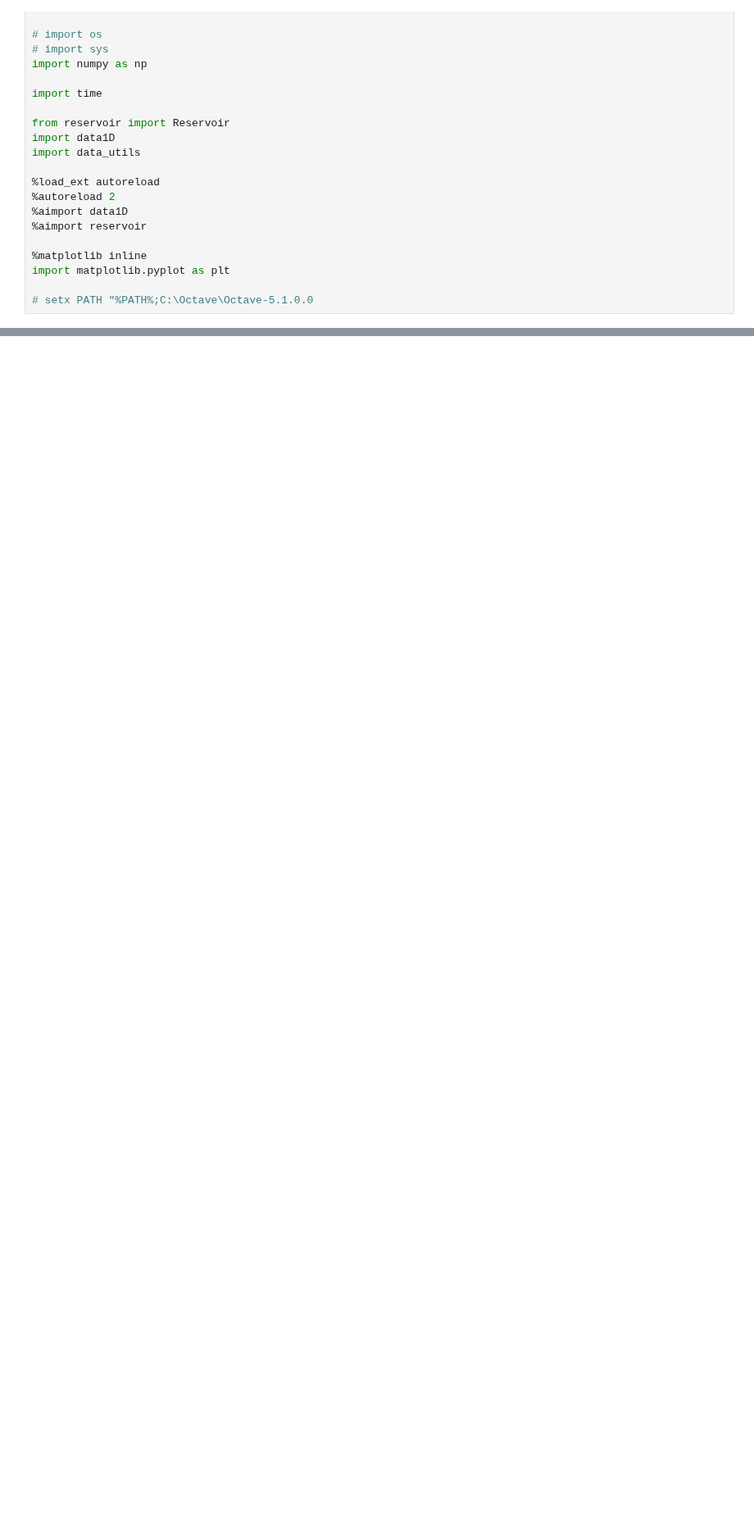
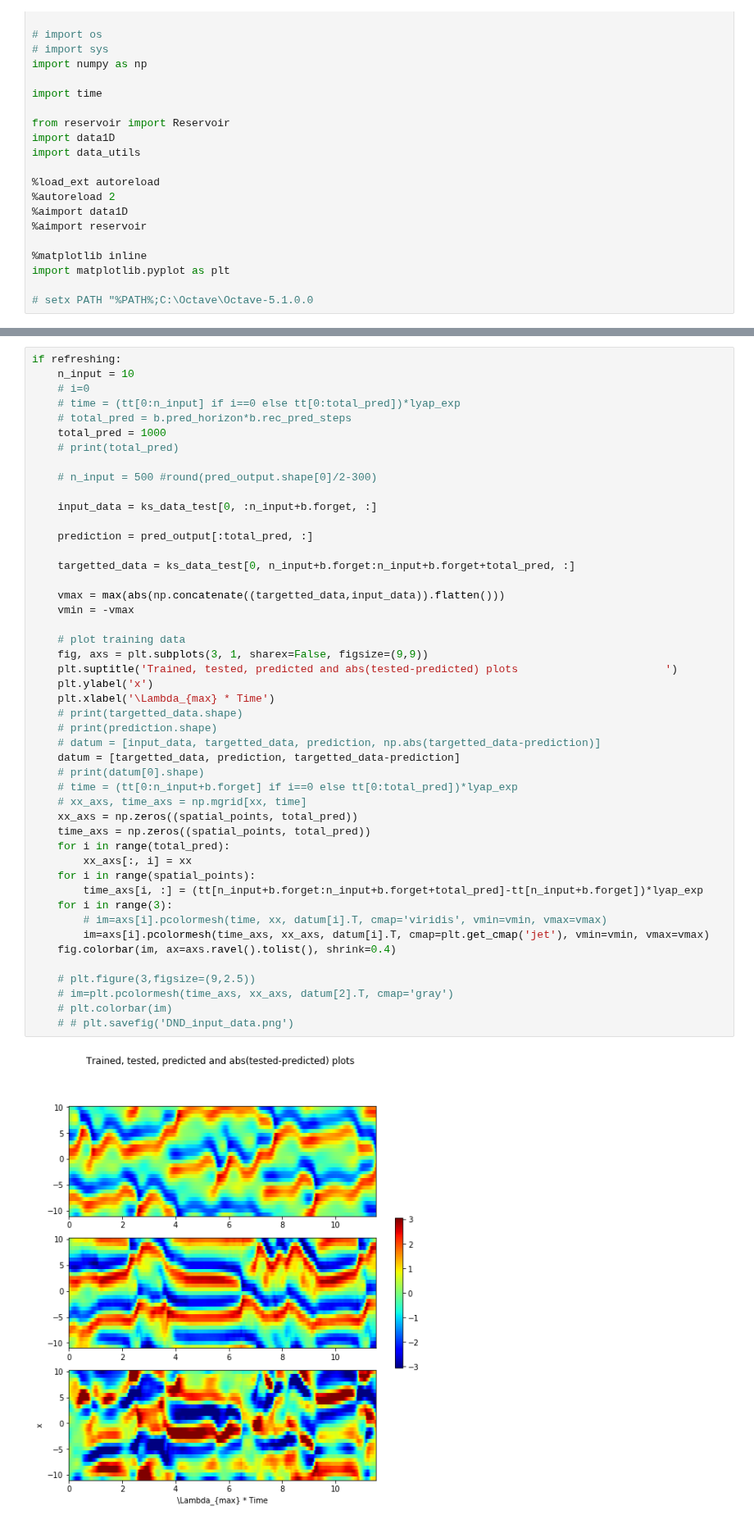
Before and after one commit to jon-dong/reservoir-computing-python, a Jupyter notebook: kuramoto_sivashinsky_matlab.ipynb, the cells around one changed output, grey strips where cells are left out. Shown at 82% size. Cells and saved outputs as stored; diff of their text form; blank space fills up the shorter version.

```diff
--- a/kuramoto_sivashinsky_matlab.ipynb
+++ b/kuramoto_sivashinsky_matlab.ipynb
@@ -95 +116,50 @@ plt.show;
+# %%
+if refreshing:
+    n_input = 10
+    # i=0
+    # time = (tt[0:n_input] if i==0 else tt[0:total_pred])*lyap_exp
+    # total_pred = b.pred_horizon*b.rec_pred_steps
+    total_pred = 1000
+    # print(total_pred)
+
+    # n_input = 500 #round(pred_output.shape[0]/2-300)
+
+    input_data = ks_data_test[0, :n_input+b.forget, :]
+
+    prediction = pred_output[:total_pred, :]
+
+    targetted_data = ks_data_test[0, n_input+b.forget:n_input+b.forget+total_pred, :]
+
+    vmax = max(abs(np.concatenate((targetted_data,input_data)).flatten()))
+    vmin = -vmax
+
+    # plot training data
+    fig, axs = plt.subplots(3, 1, sharex=False, figsize=(9,9))
+    plt.suptitle('Trained, tested, predicted and abs(tested-predicted) plots                       ')
+    plt.ylabel('x')
+    plt.xlabel('\Lambda_{max} * Time')
+    # print(targetted_data.shape)
+    # print(prediction.shape)
+    # datum = [input_data, targetted_data, prediction, np.abs(targetted_data-prediction)]
+    datum = [targetted_data, prediction, targetted_data-prediction]
+    # print(datum[0].shape)
+    # time = (tt[0:n_input+b.forget] if i==0 else tt[0:total_pred])*lyap_exp
+    # xx_axs, time_axs = np.mgrid[xx, time]
+    xx_axs = np.zeros((spatial_points, total_pred))
+    time_axs = np.zeros((spatial_points, total_pred))
+    for i in range(total_pred):
+        xx_axs[:, i] = xx
+    for i in range(spatial_points):
+        time_axs[i, :] = (tt[n_input+b.forget:n_input+b.forget+total_pred]-tt[n_input+b.forget])*lyap_exp
+    for i in range(3):
+        # im=axs[i].pcolormesh(time, xx, datum[i].T, cmap='viridis', vmin=vmin, vmax=vmax)
+        im=axs[i].pcolormesh(time_axs, xx_axs, datum[i].T, cmap=plt.get_cmap('jet'), vmin=vmin, vmax=vmax)
+    fig.colorbar(im, ax=axs.ravel().tolist(), shrink=0.4)
+
+    # plt.figure(3,figsize=(9,2.5))
+    # im=plt.pcolormesh(time_axs, xx_axs, datum[2].T, cmap='gray')
+    # plt.colorbar(im)
+    # # plt.savefig('DND_input_data.png')
+# %% [output]
+[figure, added]
 # %%
```
Also changed, not shown: parts of 6 cells of this notebook, 1 other file.
